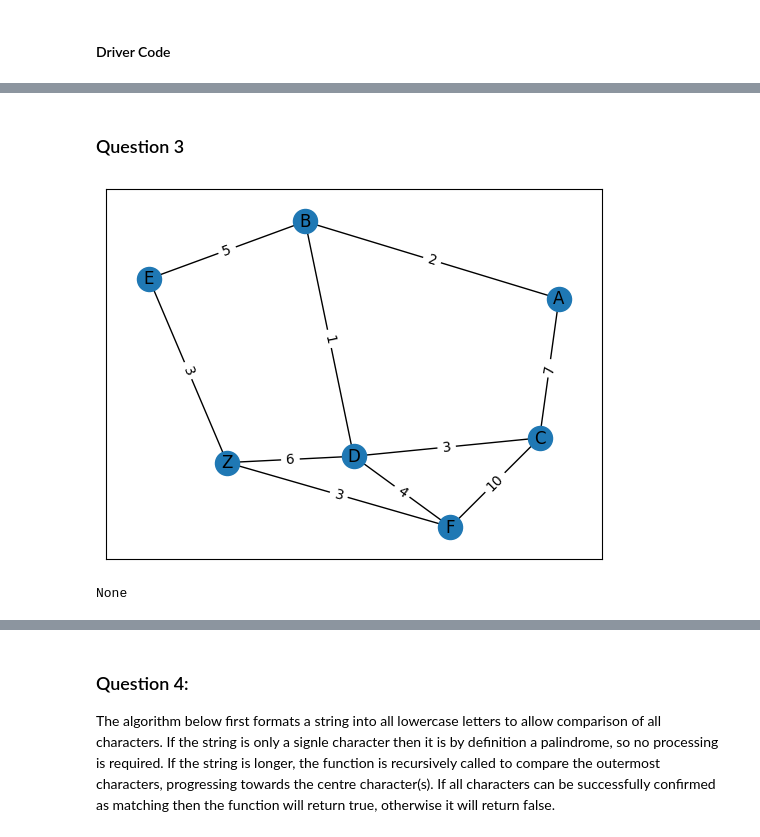
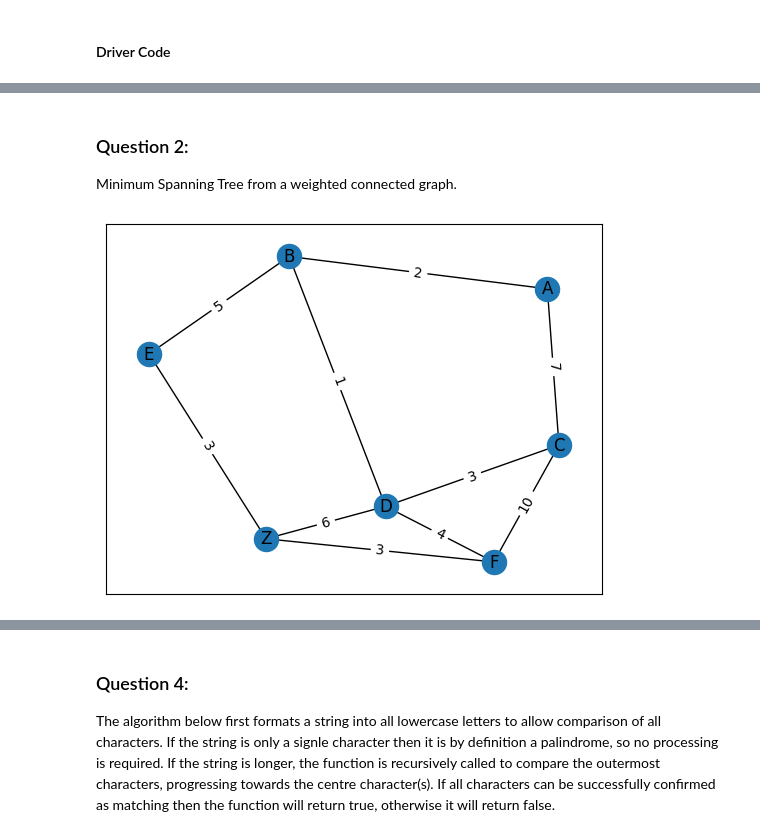
Before and after one commit to rdeyles/dsa2_library, a Jupyter notebook: Assignment.ipynb, the cells around one changed output, grey strips where cells are left out. Drawn from its saved outputs; the diff is of its cells as text; code cells hidden in the pictures.

Commit message:
Finished question 3 and polished off question 1

```diff
--- a/Assignment.ipynb
+++ b/Assignment.ipynb
@@ -125,35 +167,31 @@ mp.show()
-# %% [markdown]
-### Question 3
+# %% [markdown]
+### Question 2:
+Minimum Spanning Tree from a weighted connected graph.
 # %%
 import matplotlib.pyplot as mp
 import networkx as nx
-import pandas as pn
+import pandas as pd
 
+# Construct the graph
 G = nx.Graph()
-nodes = ['A', 'B', 'C', 'D', 'E', 'F','Z']
+nodes = ["A", "B", "C", "D", "E", "F","Z"]
 G.add_nodes_from(nodes)
-G.add_edge('A', 'B', weight = 2)
-G.add_edge('A', 'C', weight = 7)
-G.add_edge('B', 'D', weight = 1)
-G.add_edge('B', 'E', weight = 5)
-G.add_edge('C', 'D', weight = 3)
-G.add_edge('C', 'F', weight = 10)
-G.add_edge('D', 'F', weight = 4)
-G.add_edge('D', 'Z', weight = 6)
-G.add_edge('E', 'Z', weight = 3)
-G.add_edge('F', 'Z', weight = 3)
-pos=nx.spring_layout(G)
-nx.draw_networkx_nodes(G,pos)
-nx.draw_networkx_edges(G,pos,style='solid')
-nx.draw_networkx_labels(G,pos)
-weight=nx.get_edge_attributes(G,'weight')
+G.add_edge("A", "B", weight = 2)
+G.add_edge("A", "C", weight = 7)
+G.add_edge("B", "D", weight = 1)
+G.add_edge("B", "E", weight = 5)
+G.add_edge("C", "D", weight = 3)
+G.add_edge("C", "F", weight = 10)
+G.add_edge("D", "F", weight = 4)
+G.add_edge("D", "Z", weight = 6)
+G.add_edge("E", "Z", weight = 3)
+G.add_edge("F", "Z", weight = 3)
+pos = nx.spring_layout(G)
+nx.draw_networkx_nodes(G, pos)
+nx.draw_networkx_edges(G, pos, style = "solid")
+nx.draw_networkx_labels(G, pos)
+weight = nx.get_edge_attributes(G, "weight")
 nx.draw_networkx_edge_labels(G, pos, weight)
 mp.show()
-
-y=nx.write_weighted_edgelist(G,'test')
-print(y)
-
-H=nx.to_pandas_adjacency(G)
 # %% [output]
-[figure, old version]
+[figure, new version]
-None
```
Also changed, not shown: parts of 17 cells of this notebook.
